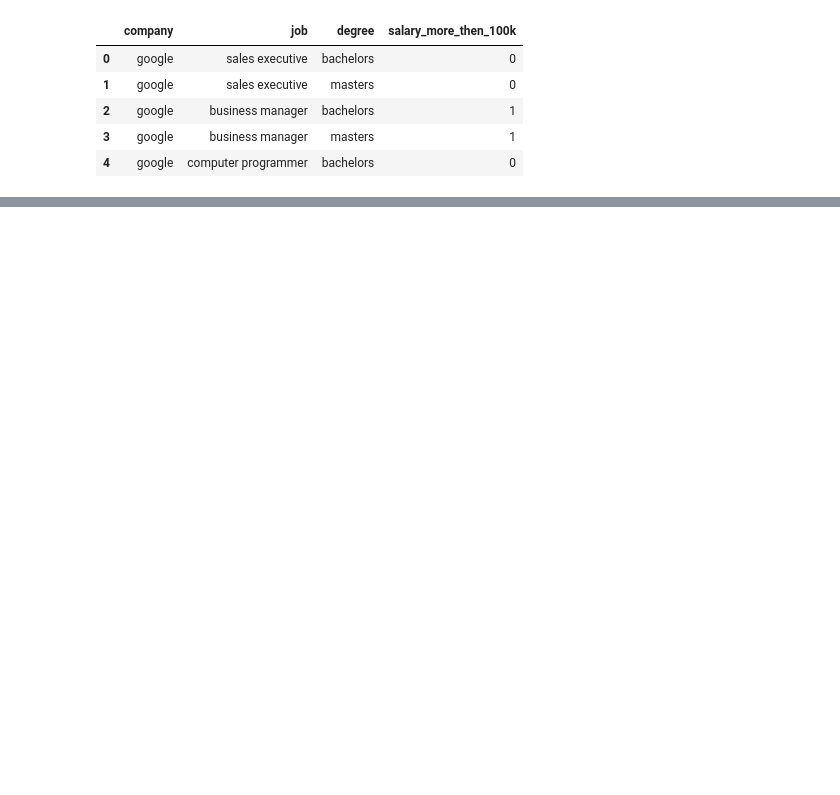
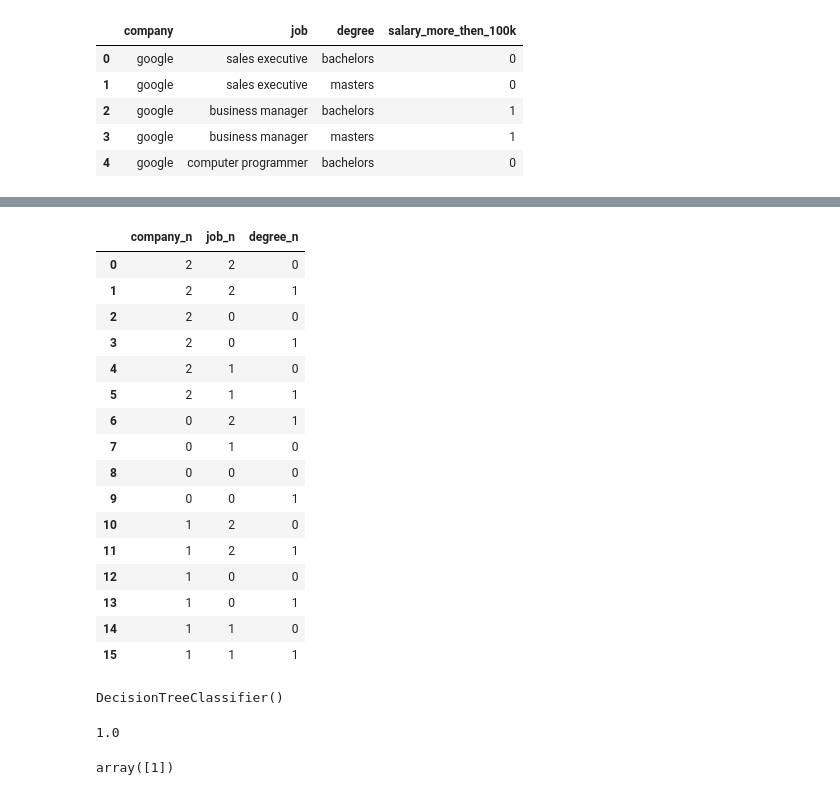
Before and after one commit to Eva02Daruma/Preparacion-prueba-2-IA, a Jupyter notebook: prepArbolDecision.ipynb, the cells around one changed output, grey strips where cells are left out. Saved outputs shown, nothing was run; the diff lists cells and outputs as text; code cells hidden in the pictures; blank space fills up the shorter version.

Commit message:
añadido ejercicio 3 de arboles de decision

```diff
--- a/prepArbolDecision.ipynb
+++ b/prepArbolDecision.ipynb
@@ -88,4 +90,6 @@ le_job = LabelEncoder()
 le_degree = LabelEncoder()
 # %%
 inputs['company_n'] = le_company.fit_transform(inputs['company'])
-inputs['company_n'] = le_company.fit_transform(inputs['company'])
+inputs['job_n'] = le_company.fit_transform(inputs['job'])
+inputs['degree_n'] = le_company.fit_transform(inputs['degree'])
+inputs.head()
@@ -91,0 +103,21 @@ inputs['company_n'] = le_company.fit_transform(inputs['company'])
+# %%
+inputs_n = inputs.drop(['company','job','degree'], axis='columns')
+inputs_n
+# %% [output]
+|  | company_n | job_n | degree_n |
+| 0 | 2 | 2 | 0 |
+| 1 | 2 | 2 | 1 |
+| 2 | 2 | 0 | 0 |
+| 3 | 2 | 0 | 1 |
+| 4 | 2 | 1 | 0 |
+| 5 | 2 | 1 | 1 |
+| 6 | 0 | 2 | 1 |
+| 7 | 0 | 1 | 0 |
+| 8 | 0 | 0 | 0 |
+| 9 | 0 | 0 | 1 |
+| 10 | 1 | 2 | 0 |
+| 11 | 1 | 2 | 1 |
+| 12 | 1 | 0 | 0 |
+| 13 | 1 | 0 | 1 |
+| 14 | 1 | 1 | 0 |
+| 15 | 1 | 1 | 1 |
@@ -91,0 +128,12 @@ inputs['company_n'] = le_company.fit_transform(inputs['company'])
+# %%
+model.fit(inputs_n,target)
+# %% [output]
+DecisionTreeClassifier()
+# %%
+model.score(inputs_n,target)
+# %% [output]
+1.0
+# %%
+model.predict([[2,0,1]])
+# %% [output]
+array([1])
```
Also changed, not shown: parts of 5 cells of this notebook, 1 other file.
